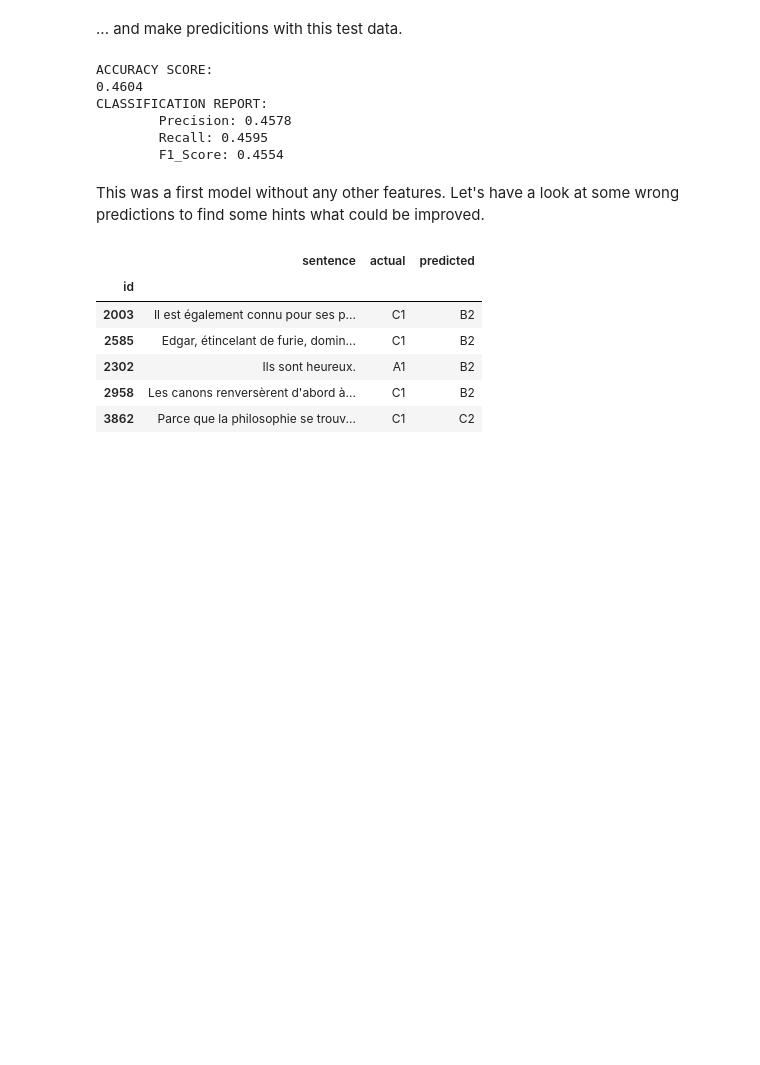
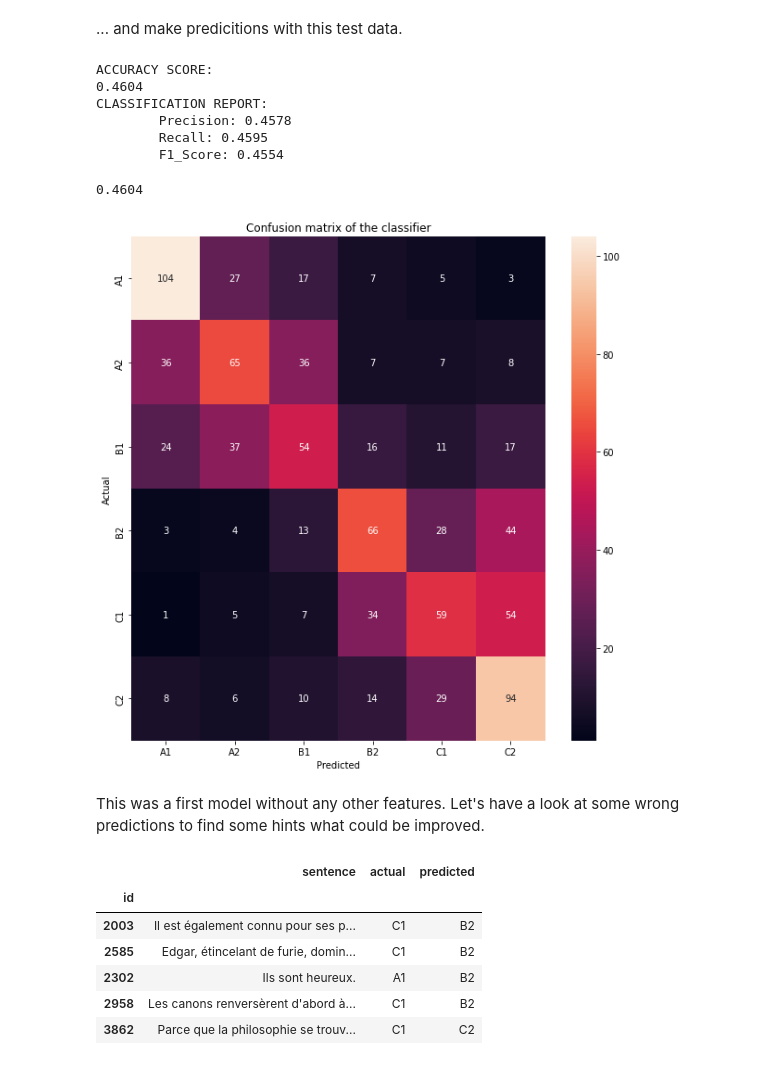
Before and after one commit to chadi-aebi/DMML2021_Rolex, a Jupyter notebook: code/Notebook_Rolex.ipynb, the cells around one changed output. Drawn from its saved outputs; the diff is of its cells as text; code cells hidden in the pictures; blank space fills up the shorter version.

Commit message:
Added Confusion Matrix

```diff
--- a/code/Notebook_Rolex.ipynb
+++ b/code/Notebook_Rolex.ipynb
@@ -132,6 +132,23 @@ def evaluate(true, pred):
     #print(f"CONFUSION MATRIX:\n{confusion_matrix(true, pred)}")
     print(f"ACCURACY SCORE:\n{accuracy_score(true, pred):.4f}")
     print(f"CLASSIFICATION REPORT:\n\tPrecision: {precision:.4f}\n\tRecall: {recall:.4f}\n\tF1_Score: {f1:.4f}")
+
+
+ # Confusion Matrix
+
+ # Evaluate model
+def accuracy_conf_mat(y_test, y_pred):
+  print(round(accuracy_score(y_test, y_pred), 4))
+  labels = list(unique_labels(y_test, y_pred))
+  conf_mat = confusion_matrix(y_test, y_pred, labels = labels)
+  fig, ax = plt.subplots(figsize=(10,10))
+  plt.title('Confusion matrix of the classifier')
+  sns.heatmap(conf_mat, annot=True, fmt='d', xticklabels = labels, yticklabels = labels)
+  #ax.set_xticklabels([''] + labels)
+  #ax.set_yticklabels([''] + labels)
+  plt.ylabel('Actual')
+  plt.xlabel('Predicted')
+  plt.show()
 # %% [markdown]
 <h1>  Getting started - text analytics per classifier
 # %% [markdown]
@@ -207,6 +234,11 @@ CLASSIFICATION REPORT:
         Precision: 0.4578
         Recall: 0.4595
         F1_Score: 0.4554
+# %%
+accuracy_conf_mat(y_test_lr, y_pred_lr)
+# %% [output]
+0.4604
+[figure, added]
 # %% [markdown]
 This was a first model without any other features. Let's have a look at some wrong predictions to find some hints what could be improved.
 # %%
```
Also changed, not shown: parts of 27 cells of this notebook.
